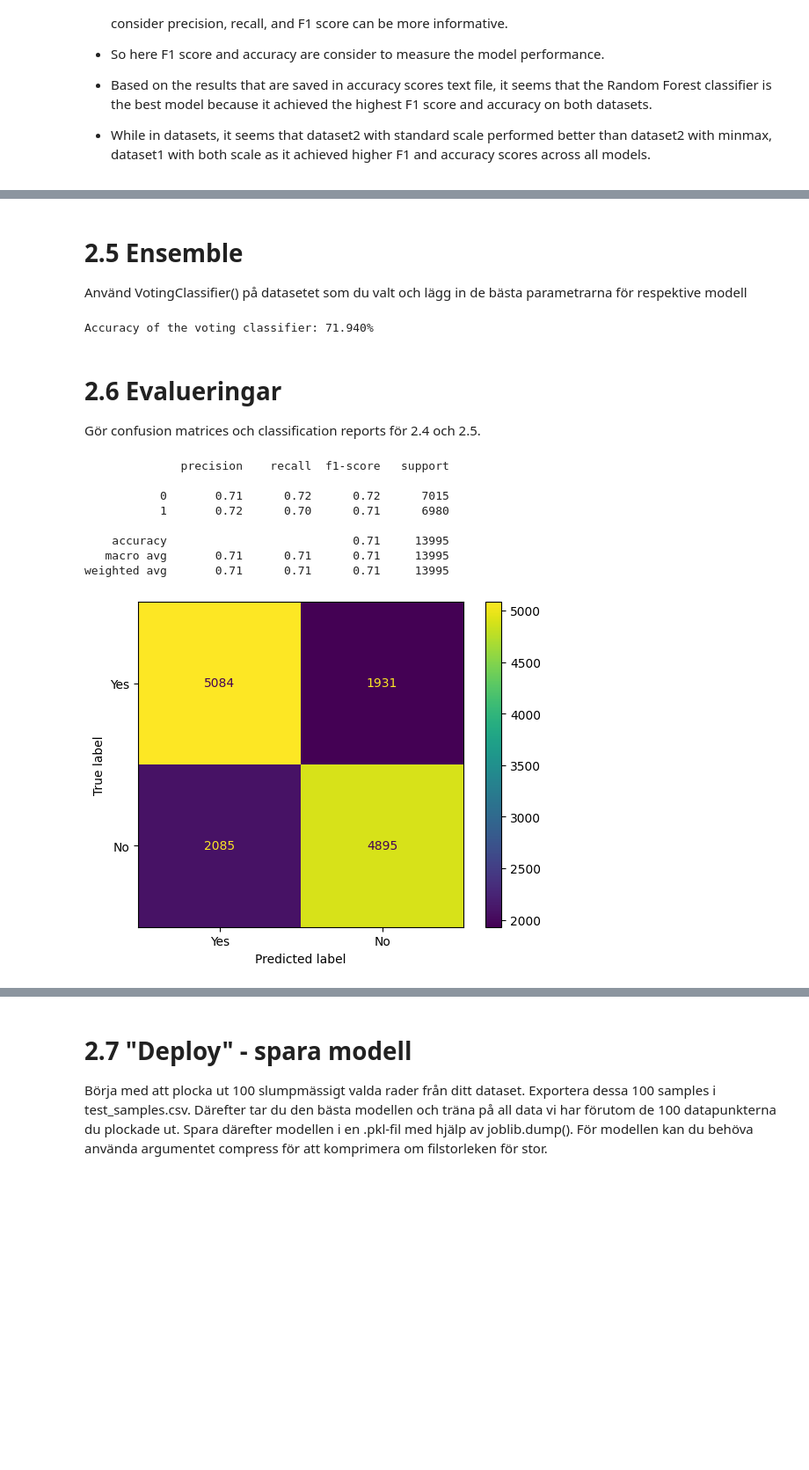
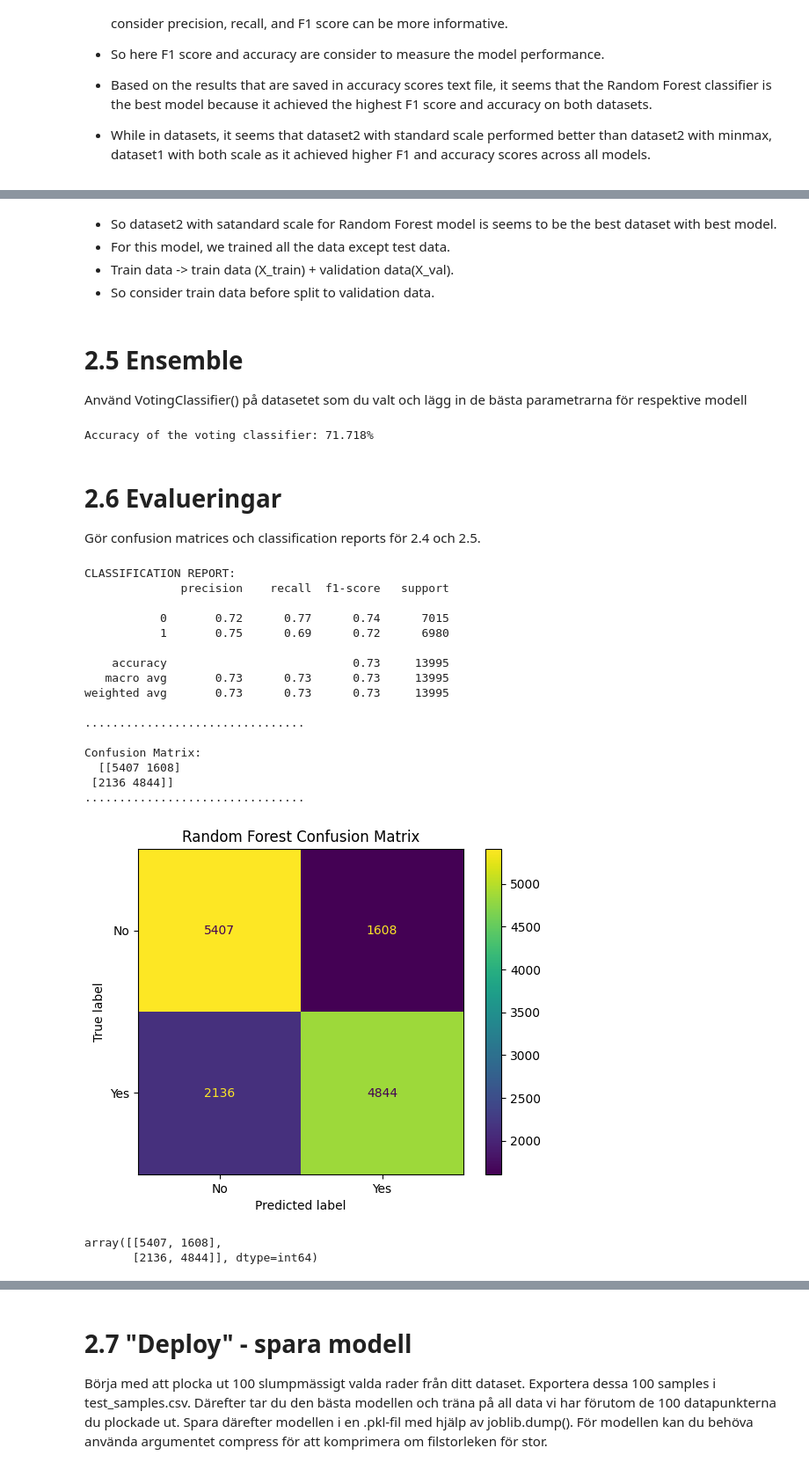
Before and after one commit to VineelaNedunuri/Disease--Prediction-Machine-Learning, a Jupyter notebook: Disease_Prediction/disease_prediction_on_model.ipynb, the cells around one changed output, grey strips where cells are left out. Shown at 88% size. Saved outputs shown, nothing was run; the diff lists cells and outputs as text; code cells hidden in the pictures; blank space fills up the shorter version.

```diff
--- a/Disease_Prediction/disease_prediction_on_model.ipynb
+++ b/Disease_Prediction/disease_prediction_on_model.ipynb
@@ -13,7 +13,7 @@ df1.head()
 | 3 | 3 | 48.0 | 1 | 1 | 0 | 0 | 1 | 1 | 0 | ... |
 | 4 | 4 | 48.0 | 1 | 1 | 0 | 0 | 0 | 0 | 1 | ... |
 # %%
-df2=pd.read_csv('../Disease-Prediction-Machine-Learning/data/new_dataset2.csv')
+df2=pd.read_csv('../data/new_dataset2.csv')
 df2.head()
 # %% [output]
 |  | id | age | ap_hi | ap_lo | cholesterol | gluc | smoke | alco | active | cardio | BMI | ... |
@@ -596,12 +596,12 @@ from sklearn.metrics import classification_report, confusion_matrix,ConfusionMat
 
 # pipline and hyperparameters for Random Forest
 random_pipeline = Pipeline(
-    [("scaler", StandardScaler()), ("rf", RandomForestClassifier())]
+    [("scaler", StandardScaler()), ("rf", RandomForestClassifier(random_state=42))]
 )
 param_grid_rf = {
     "rf__max_depth": [10],
-    "rf__min_samples_split": [10],
-    "rf__n_estimators": [100],
+    "rf__min_samples_split": [5],
+    "rf__n_estimators": [50],
 }
 
 grid_search = GridSearchCV(
@@ -619,6 +619,9 @@ grid_search.fit(X_train2, y_train2)
 
 
 # predictions on test data
-y_pred = grid_search.predict(X_test2)
+y_pred_rf = grid_search.predict(X_test2)
+
+accuracy = accuracy_score(y_test2, y_pred_rf)
+print(f'Accuracy of the Random Forest model: {accuracy*100:.3f}%')
 # %% [output]
 Fitting 3 folds for each of 1 candidates, totalling 3 fits
@@ -627,3 +629,8 @@ Fitting 3 folds for each of 1 candidates, totalling 3 fits
+# %% [markdown]
+- So dataset2 with satandard scale for Random Forest model is seems to be the best dataset with best model.
+- For this model, we trained  all the data except test data.
+- Train data -> train data (X_train) + validation data(X_val).
+- So consider train data before split to validation data.
 # %% [markdown]
 # 2.5 Ensemble
 Använd VotingClassifier() på datasetet som du valt och lägg in de bästa parametrarna för respektive
@@ -638,10 +645,10 @@ from sklearn.tree import DecisionTreeClassifier
 # Create the voting classifier for 5 models with their best parameters
 vote_clf = VotingClassifier(
     [
-        ("LR", LogisticRegression(C=100, max_iter=1000, penalty ='l2', solver='saga')),
+        ("LR", LogisticRegression(C=10, max_iter=1000, penalty ='l2', solver='lbfgs',random_state=42)),
         ("KNN", KNeighborsClassifier(n_neighbors = 11, weights='distance')),
-        ("DT", DecisionTreeClassifier(max_depth=10,min_samples_split=2)),
-        ("RF", RandomForestClassifier(max_depth=10,min_samples_split=10,n_estimators=100)),
+        ("DT", DecisionTreeClassifier(max_depth=5,min_samples_split=2,random_state=42)),
+        ("RF", RandomForestClassifier(max_depth=10,min_samples_split=5,n_estimators=100,random_state=42)),
 
     ],
     voting="hard",
@@ -656,7 +663,7 @@ y_pred_clf = vote_clf.predict(X_test2)
 accuracy = accuracy_score(y_test2, y_pred_clf)
 print(f'Accuracy of the voting classifier: {accuracy*100:.3f}%')
 # %% [output]
-Accuracy of the voting classifier: 71.940%
+Accuracy of the voting classifier: 71.718%
 # %% [markdown]
 # 2.6 Evalueringar
 Gör confusion matrices och classification reports för 2.4 och 2.5.
@@ -671,14 +670,26 @@ def evaluate_model(model):
 # %%
+from testing_models import evaluate_classification
+
 # For daataset 2 with random forest
-evaluate_model(RandomForestClassifier())
+evaluate_classification('Random Forest',y_test2,y_pred_rf)
 # %% [output]
+CLASSIFICATION REPORT:
               precision    recall  f1-score   support
 
-           0       0.71      0.72      0.72      7015
-           1       0.72      0.70      0.71      6980
+           0       0.72      0.77      0.74      7015
+           1       0.75      0.69      0.72      6980
 
-    accuracy                           0.71     13995
-   macro avg       0.71      0.71      0.71     13995
-weighted avg       0.71      0.71      0.71     13995
+    accuracy                           0.73     13995
+   macro avg       0.73      0.73      0.73     13995
+weighted avg       0.73      0.73      0.73     13995
+
+................................
+
+Confusion Matrix:
+  [[5407 1608]
+ [2136 4844]]
+................................
-[figure, old version]
+[figure, new version]
+array([[5407, 1608],
+       [2136, 4844]], dtype=int64)
 # %%
```
Also changed, not shown: parts of 5 cells of this notebook.
